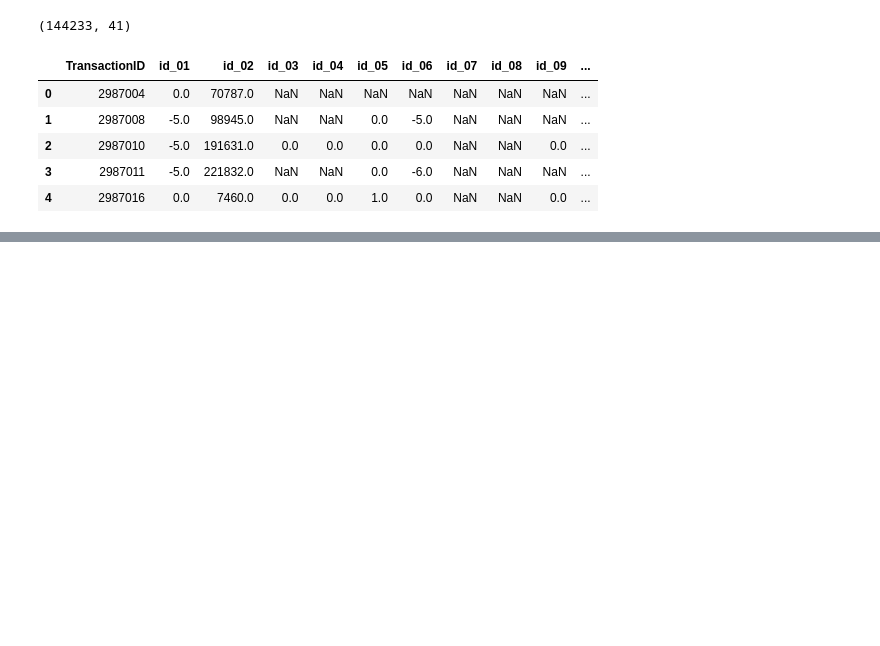
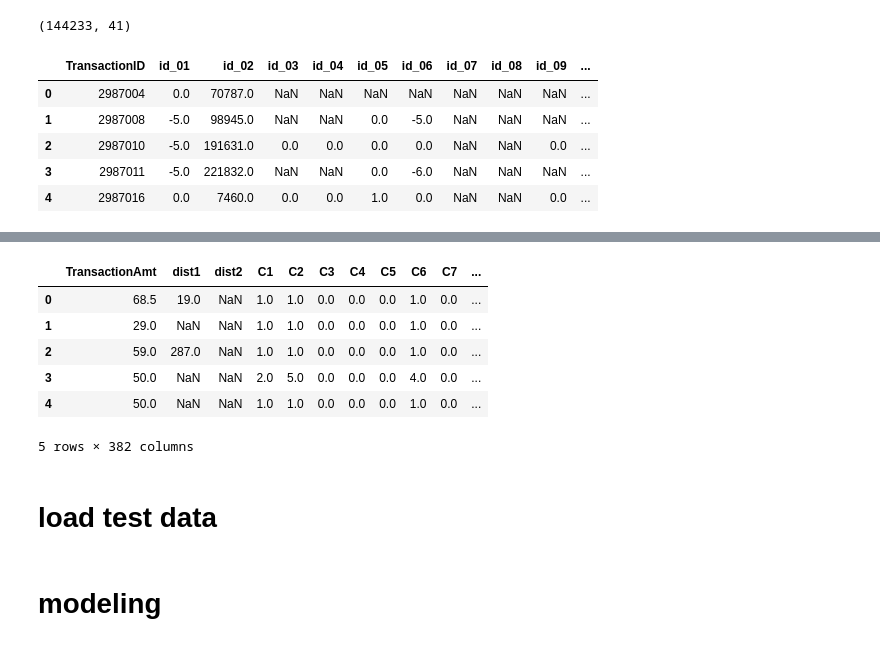
Before and after one commit to mayi140611/mayiapps, a Jupyter notebook: abnormal_detection/IEEE-CIS Fraud Detection.ipynb, the cells around one changed output, grey strips where cells are left out. Cells and saved outputs as stored; diff of their text form; code cells hidden in the pictures; blank space fills up the shorter version.

```diff
--- a/abnormal_detection/IEEE-CIS Fraud Detection.ipynb
+++ b/abnormal_detection/IEEE-CIS Fraud Detection.ipynb
@@ -75,0 +128,12 @@ train_identity_df.head()
+# %%
+df_train[numeric_cols].head()
+# %% [output]
+|  | TransactionAmt | dist1 | dist2 | C1 | C2 | C3 | C4 | C5 | C6 | C7 | ... |
+| 0 | 68.5 | 19.0 | NaN | 1.0 | 1.0 | 0.0 | 0.0 | 0.0 | 1.0 | 0.0 | ... |
+| 1 | 29.0 | NaN | NaN | 1.0 | 1.0 | 0.0 | 0.0 | 0.0 | 1.0 | 0.0 | ... |
+| 2 | 59.0 | 287.0 | NaN | 1.0 | 1.0 | 0.0 | 0.0 | 0.0 | 1.0 | 0.0 | ... |
+| 3 | 50.0 | NaN | NaN | 2.0 | 5.0 | 0.0 | 0.0 | 0.0 | 4.0 | 0.0 | ... |
+| 4 | 50.0 | NaN | NaN | 1.0 | 1.0 | 0.0 | 0.0 | 0.0 | 1.0 | 0.0 | ... |
+5 rows × 382 columns
+# %% [markdown]
+# load test data
@@ -75,0 +145,2 @@ train_identity_df.head()
+# %% [markdown]
+# modeling
```
Also changed, not shown: parts of 28 cells of this notebook.
